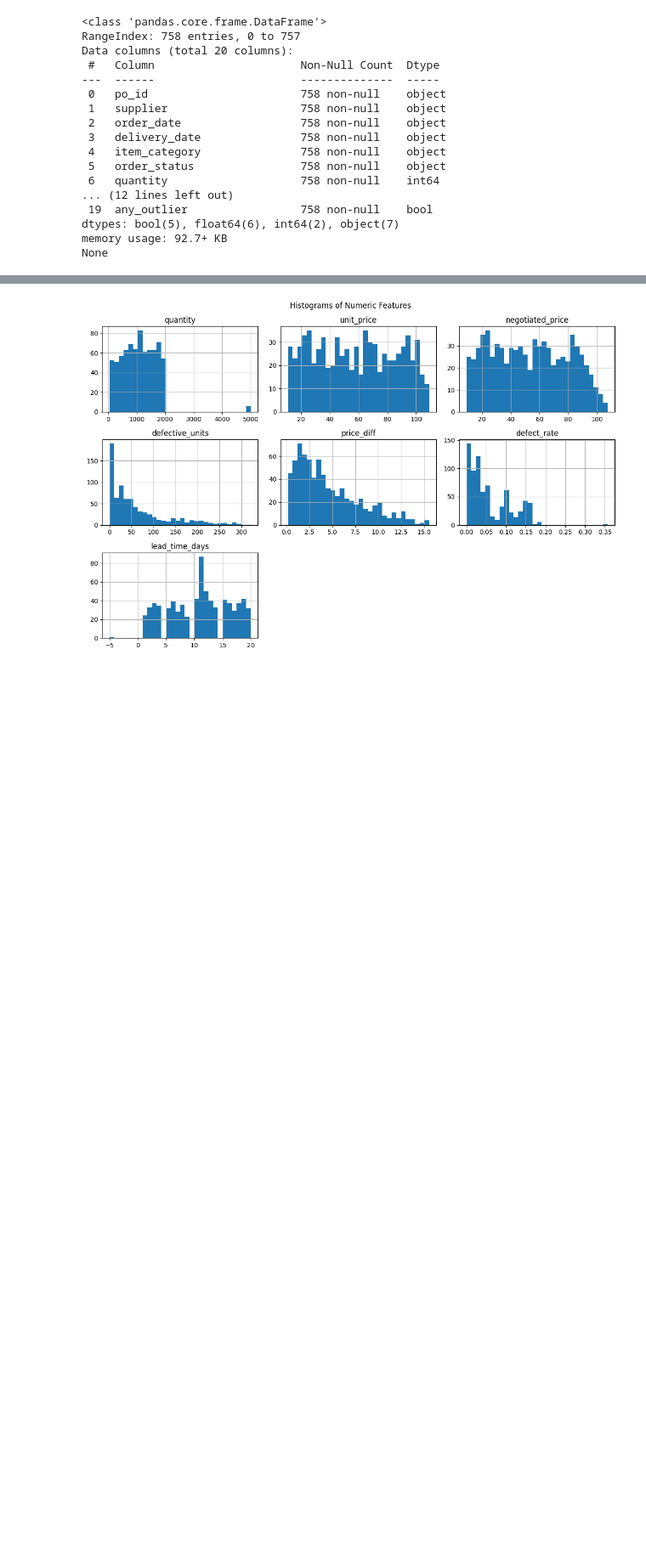
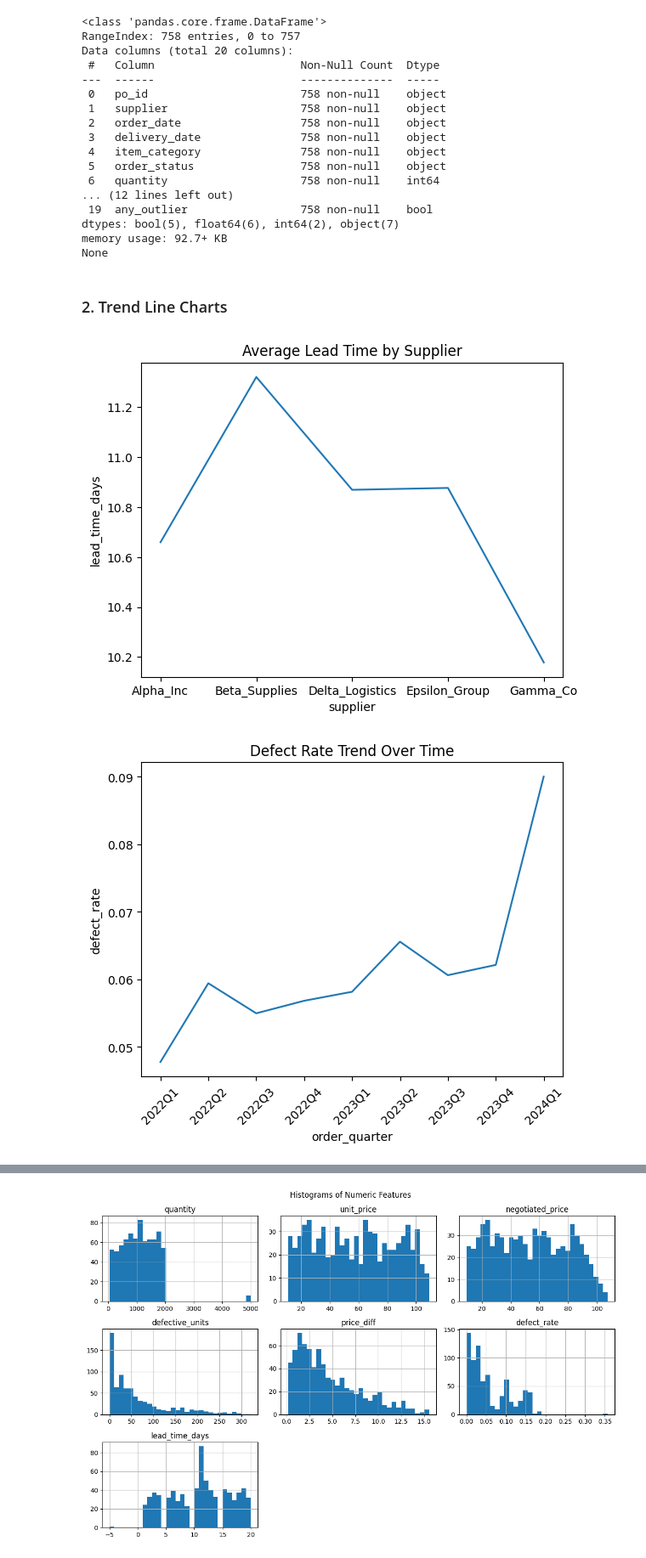
Before and after one commit to Bdowdle4/Dowdle_Analytics_Capstone, a Jupyter notebook: Notebooks/EDA.ipynb, the cells around one changed output, grey strips where cells are left out. Shown: that part at 85% size. Drawn from its saved outputs; the diff is of its cells as text; code cells hidden in the pictures; blank space fills up the shorter version.

```diff
--- a/Notebooks/EDA.ipynb
+++ b/Notebooks/EDA.ipynb
@@ -45,4 +45,30 @@ Data columns (total 20 columns):
 dtypes: bool(5), float64(6), int64(2), object(7)
 memory usage: 92.7+ KB
 None
+# %% [markdown]
+### 2. Trend Line Charts
+# %%
+# Convert to datetime first (safe even if it's already in datetime format)
+df['order_date'] = pd.to_datetime(df['order_date'], errors='coerce')
+
+# Group by supplier: average lead time
+lead_time_trend = df.groupby('supplier')['lead_time_days'].mean().reset_index()
+sns.lineplot(data=lead_time_trend, x='supplier', y='lead_time_days')
+plt.title("Average Lead Time by Supplier")
+plt.show()
+
+# Create quarterly defect rate
+df['order_quarter'] = df['order_date'].dt.to_period('Q')
+defect_trend = df.groupby('order_quarter')['defect_rate'].mean().reset_index()
+
+# Convert to string for plotting
+defect_trend['order_quarter'] = defect_trend['order_quarter'].astype(str)
+
+sns.lineplot(data=defect_trend, x='order_quarter', y='defect_rate')
+plt.title("Defect Rate Trend Over Time")
+plt.xticks(rotation=45)
+plt.show()
+# %% [output]
+[figure, added]
+[figure, added]
 # %% [markdown]
```
Also changed, not shown: parts of 6 cells of this notebook.
